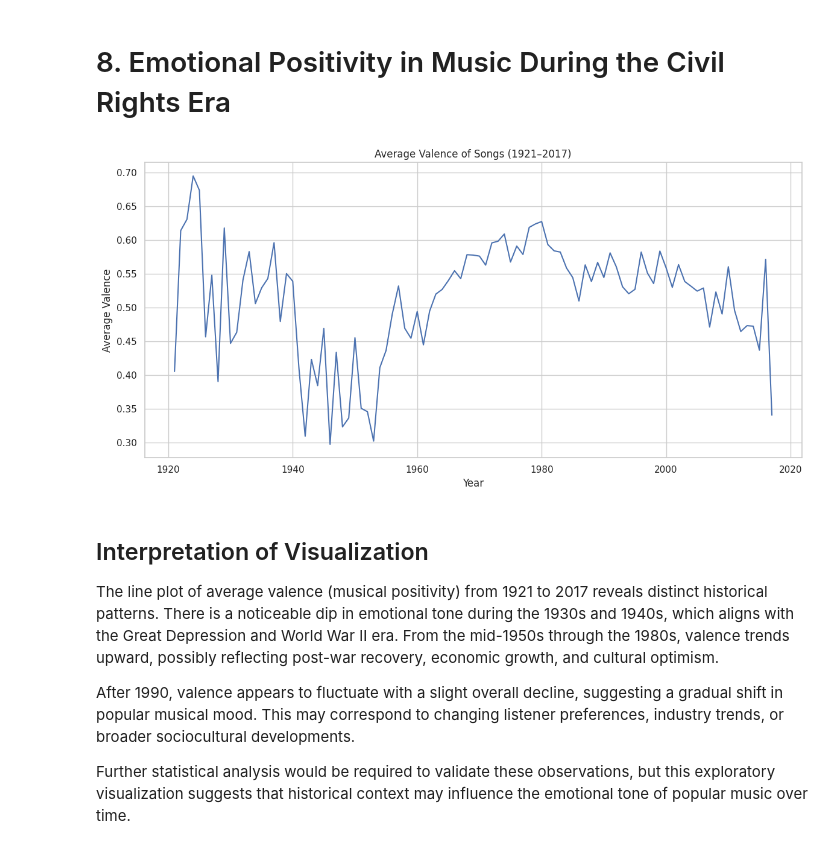
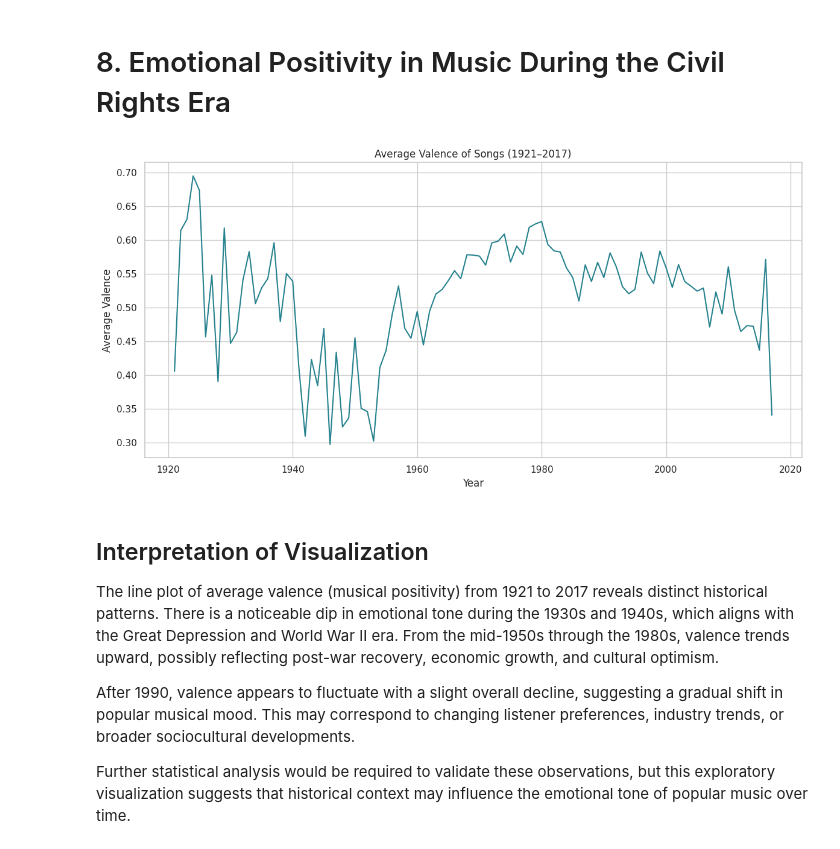
Before and after one commit to C-Lion/HU-DS-BC, a Jupyter notebook: Explanatory_Data_Analysis_and_Data_Visualization.ipynb, the cells around one changed output. Cells and saved outputs as stored; diff of their text form; code cells hidden in the pictures.

Commit message:
polish markdown and beatify the charts for final submission

```diff
--- a/Explanatory_Data_Analysis_and_Data_Visualization.ipynb
+++ b/Explanatory_Data_Analysis_and_Data_Visualization.ipynb
@@ -82,36 +156,18 @@ This project builds on these foundations by:
 # %% [markdown]
 # 8. Emotional Positivity in Music During the Civil Rights Era
-# %%
-import pandas as pd
-import matplotlib.pyplot as plt
-import seaborn as sns
-
-# Step 1: Load and clean
-spotify_df = pd.read_csv("/content/bigger-spotify-data.csv")  # replace with your actual file name
-spotify_df['release_date'] = pd.to_datetime(spotify_df['release_date'], errors='coerce')
-spotify_df['year'] = spotify_df['release_date'].dt.year
-
-# Step 2: Drop NA rows (safely) and copy to new DataFrame
-spotify_clean = spotify_df.dropna(subset=['valence', 'energy', 'release_date']).copy()
-
-# Step 3: Add era_group safely (this avoids SettingWithCopyWarning)
-spotify_clean['era_group'] = spotify_clean['year'].apply(
-    lambda x: 'Civil Rights Era (1954–1968)' if 1954 <= x <= 1968 else 'Other Periods'
-)
-
-# Step 4: Plot valence by year (safe, should show your plot)
-yearly_valence = spotify_clean.groupby('year')['valence'].mean().reset_index()
-
-plt.figure(figsize=(12, 6))
-sns.lineplot(x='year', y='valence', data=yearly_valence)
-plt.title('Average Valence of Songs (1921–2017)')
-plt.xlabel('Year')
-plt.ylabel('Average Valence')
-plt.grid(True)
-plt.tight_layout()
-plt.show()
-# %% [output]
-[figure, removed]
+# %%
+# Step 4: Plot valence by year with custom color
+plt.figure(figsize=(12, 6))
+sns.set(style="whitegrid")  # Optional: for consistent background
+sns.lineplot(x='year', y='valence', data=yearly_valence, color='#26828e')  # tMuted Teal
+plt.title('Average Valence of Songs (1921–2017)')
+plt.xlabel('Year')
+plt.ylabel('Average Valence')
+plt.grid(True)
+plt.tight_layout()
+plt.show()
+# %% [output]
+[figure, added]
 # %% [markdown]
 ## Interpretation of Visualization
 
```
Also changed, not shown: parts of 38 cells of this notebook.
